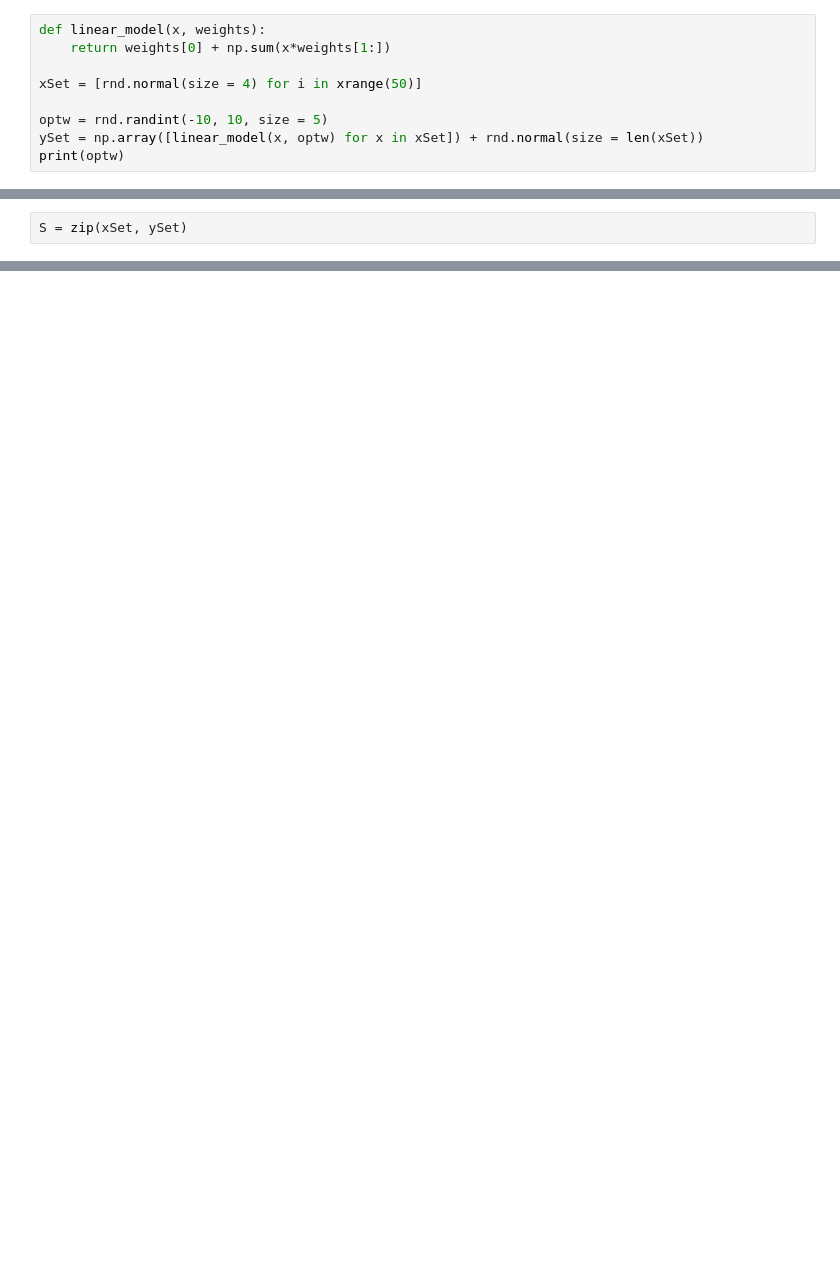
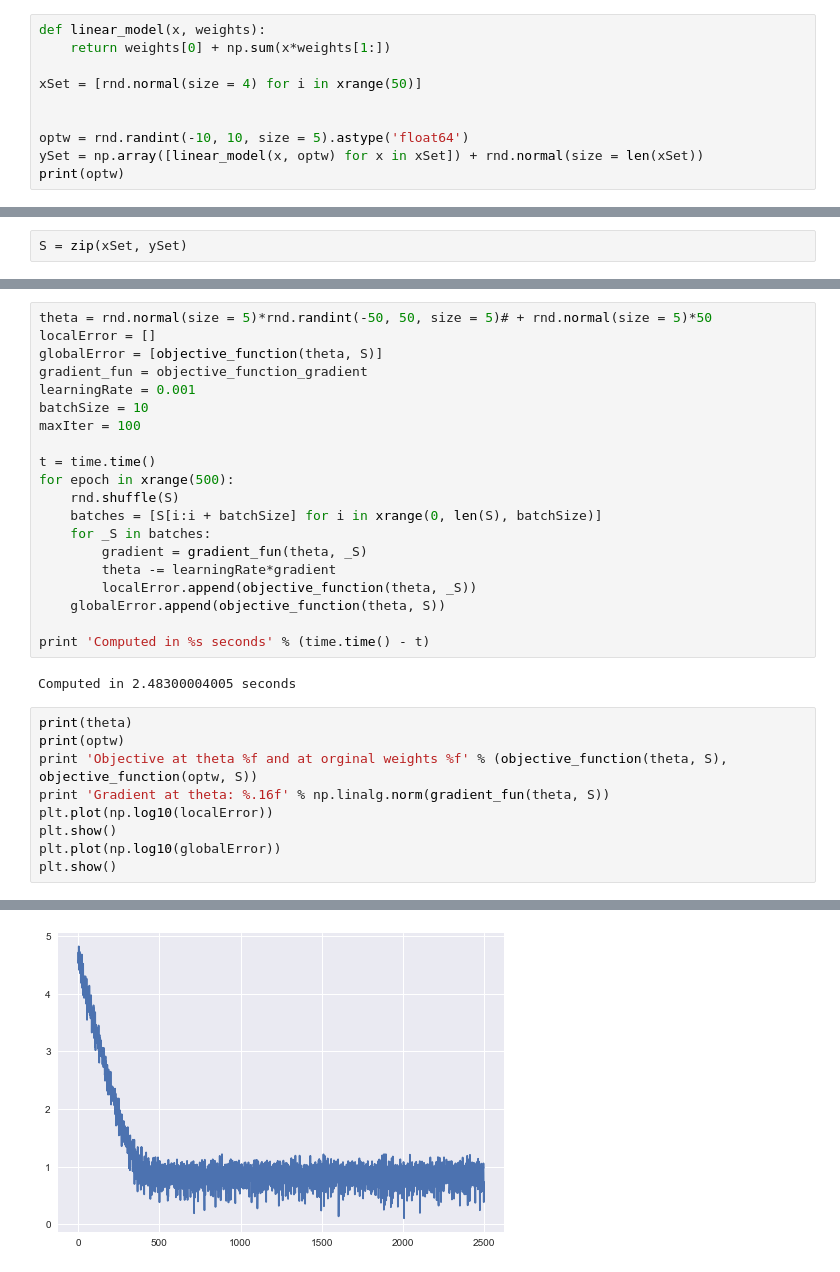
Before and after one commit to burkovae/notebook-collection, a Jupyter notebook: SimpleModel.ipynb, the cells around one changed output, grey strips where cells are left out. Saved outputs shown, nothing was run; the diff lists cells and outputs as text; blank space fills up the shorter version.

```diff
--- a/SimpleModel.ipynb
+++ b/SimpleModel.ipynb
@@ -9,7 +12,8 @@ def linear_model(x, weights):
 
 xSet = [rnd.normal(size = 4) for i in xrange(50)]
 
-optw = rnd.randint(-10, 10, size = 5)
+
+optw = rnd.randint(-10, 10, size = 5).astype('float64')
 ySet = np.array([linear_model(x, optw) for x in xSet]) + rnd.normal(size = len(xSet))
 print(optw)
 # %% [output]
@@ -82,0 +165,32 @@ error[:6]
+# %%
+theta = rnd.normal(size = 5)*rnd.randint(-50, 50, size = 5)# + rnd.normal(size = 5)*50
+localError = []
+globalError = [objective_function(theta, S)]
+gradient_fun = objective_function_gradient
+learningRate = 0.001
+batchSize = 10
+maxIter = 100
+
+t = time.time()
+for epoch in xrange(500):
+    rnd.shuffle(S)
+    batches = [S[i:i + batchSize] for i in xrange(0, len(S), batchSize)]
+    for _S in batches:
+        gradient = gradient_fun(theta, _S)
+        theta -= learningRate*gradient
+        localError.append(objective_function(theta, _S))
+    globalError.append(objective_function(theta, S))
+
+print 'Computed in %s seconds' % (time.time() - t)
+# %% [output]
+Computed in 2.48300004005 seconds
+# %%
+print(theta)
+print(optw)
+print 'Objective at theta %f and at orginal weights %f' % (objective_function(theta, S), objective_function(optw, S))
+print 'Gradient at theta: %.16f' % np.linalg.norm(gradient_fun(theta, S))
+plt.plot(np.log10(localError))
+plt.show()
+plt.plot(np.log10(globalError))
+plt.show()
+# %% [output]
@@ -82,0 +201 @@ error[:6]
+[figure, added]
```
Also changed, not shown: parts of 55 cells of this notebook.
